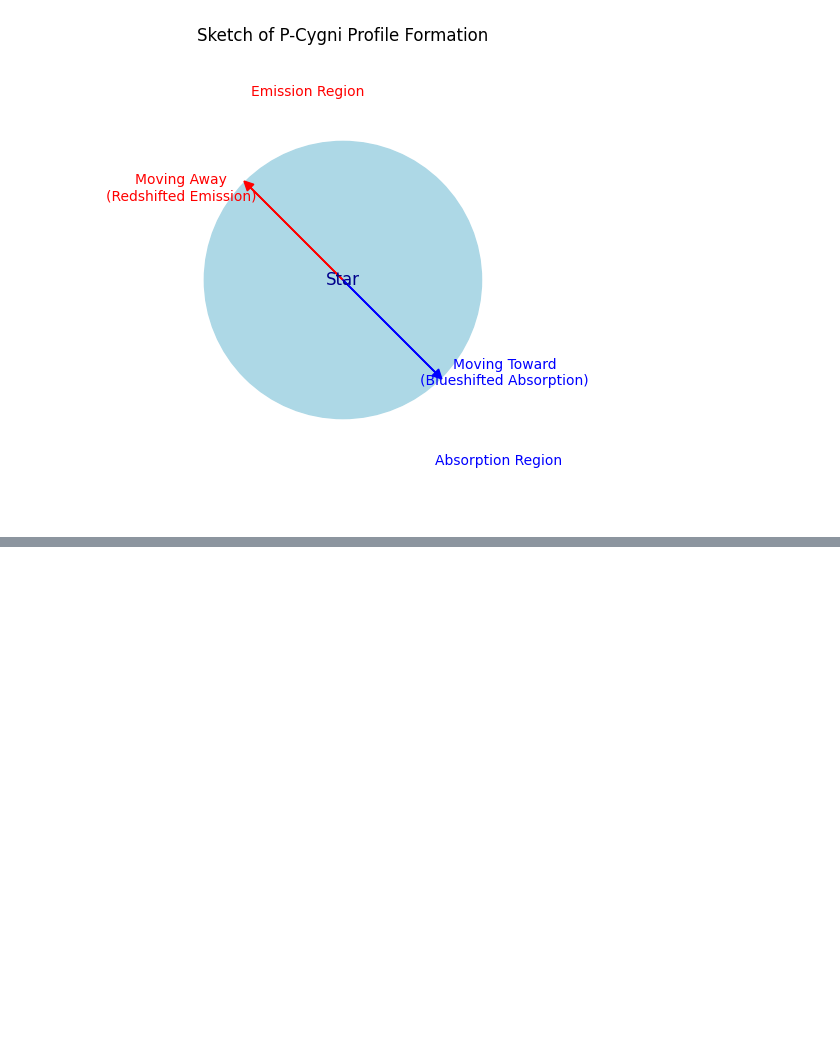
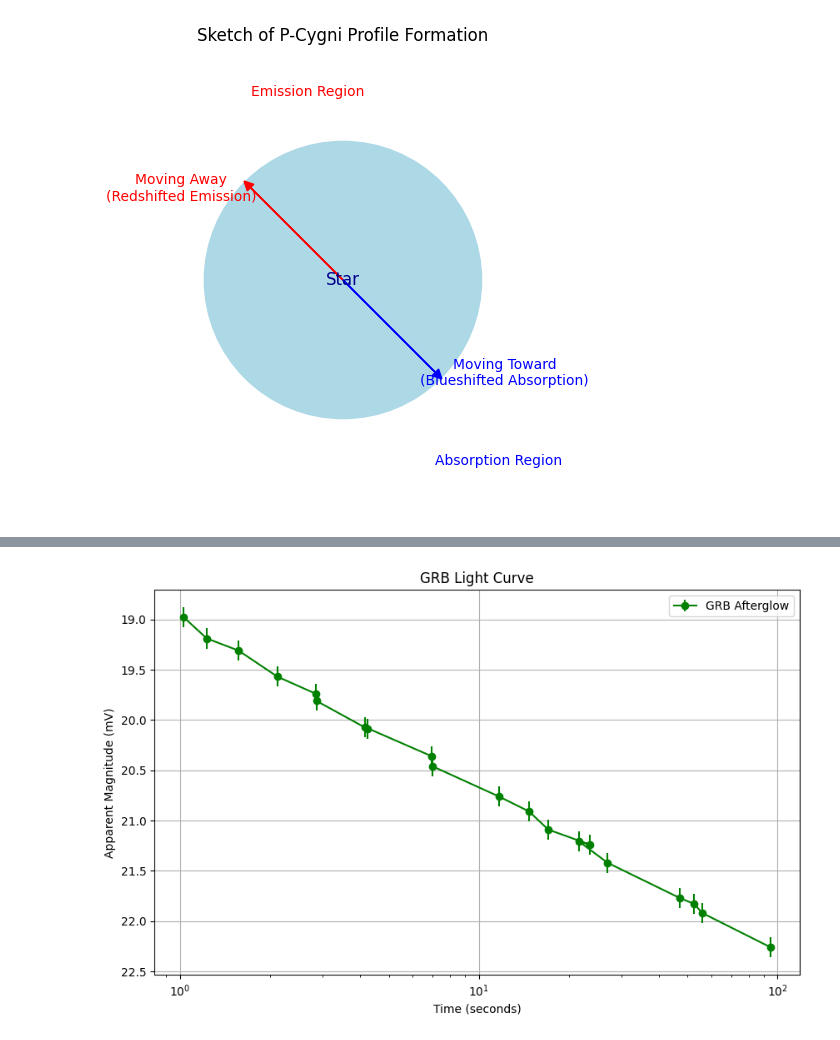
Before and after one commit to Fr4nc3/astrophysics-exercises, a Jupyter notebook: time-domain/time-domain.ipynb, the cells around one changed output, grey strips where cells are left out. Saved outputs shown, nothing was run; the diff lists cells and outputs as text; code cells hidden in the pictures; blank space fills up the shorter version.

```diff
--- a/time-domain/time-domain.ipynb
+++ b/time-domain/time-domain.ipynb
@@ -4647,0 +5153,22 @@ plt.show()
+# %%
+import matplotlib.pyplot as plt
+import numpy as np
+
+# GRB data
+time = np.array([1.03, 1.23, 1.57, 2.12, 2.85, 2.86, 4.25, 4.15, 6.95, 6.99, 11.66, 14.74, 17.08, 23.57, 21.69, 26.98, 47.06, 52.62, 56.03, 94.72])
+m_V = np.array([18.98, 19.19, 19.31, 19.57, 19.74, 19.81, 20.09, 20.07, 20.36, 20.46, 20.76, 20.91, 21.09, 21.24, 21.21, 21.42, 21.77, 21.83, 21.92, 22.26])
+uncertainty = 0.10
+
+# Plotting the light curve
+plt.figure(figsize=(10, 6))
+plt.errorbar(time, m_V, yerr=uncertainty, fmt='o-', label='GRB Afterglow', color='green')
+plt.xlabel('Time (seconds)')
+plt.ylabel('Apparent Magnitude (mV)')
+plt.title('GRB Light Curve')
+plt.gca().invert_yaxis()  # Invert y-axis for magnitudes
+plt.xscale('log')  # Use logarithmic scale for x-axis
+plt.legend()
+plt.grid(True)
+plt.show()
+# %% [output]
+[figure, added]
```
Also changed, not shown: parts of 10 cells of this notebook.
